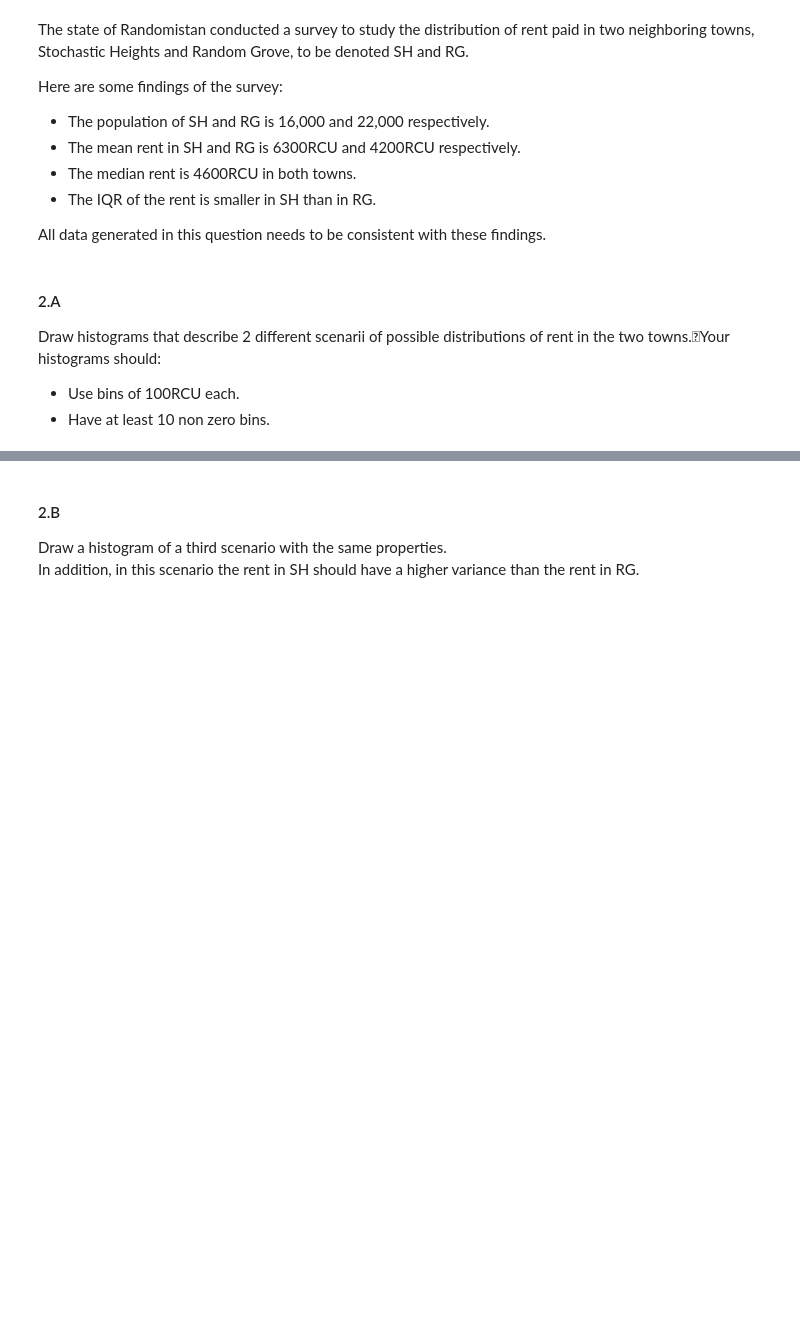
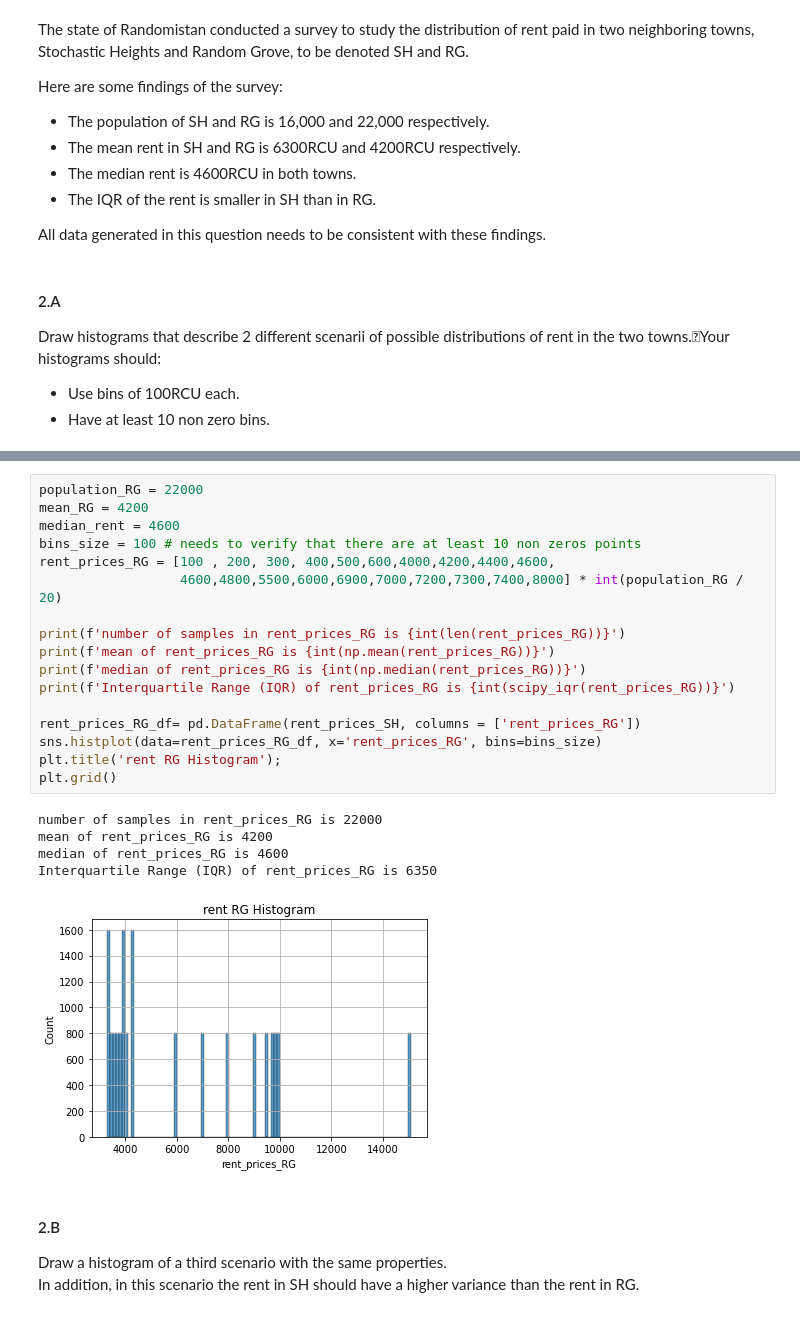
Before and after one commit to RoyR-IDC/StatisticsAndDataAnalysis, a Jupyter notebook: HW1.ipynb, the cells around one changed output, grey strips where cells are left out. Drawn from its saved outputs; the diff is of its cells as text; blank space fills up the shorter version.

```diff
--- a/HW1.ipynb
+++ b/HW1.ipynb
@@ -207,3 +238,26 @@ bins_size = 100 # needs to verify that there are at least 10 non zeros points
+# %%
+population_RG = 22000
+mean_RG = 4200
+median_rent = 4600
+bins_size = 100 # needs to verify that there are at least 10 non zeros points
+rent_prices_RG = [100 , 200, 300, 400,500,600,4000,4200,4400,4600,
+                  4600,4800,5500,6000,6900,7000,7200,7300,7400,8000] * int(population_RG / 20)
+
+print(f'number of samples in rent_prices_RG is {int(len(rent_prices_RG))}')
+print(f'mean of rent_prices_RG is {int(np.mean(rent_prices_RG))}')
+print(f'median of rent_prices_RG is {int(np.median(rent_prices_RG))}')
+print(f'Interquartile Range (IQR) of rent_prices_RG is {int(scipy_iqr(rent_prices_RG))}')
+
+rent_prices_RG_df= pd.DataFrame(rent_prices_SH, columns = ['rent_prices_RG'])
+sns.histplot(data=rent_prices_RG_df, x='rent_prices_RG', bins=bins_size)
+plt.title('rent RG Histogram');
+plt.grid()
+# %% [output]
+number of samples in rent_prices_RG is 22000
+mean of rent_prices_RG is 4200
+median of rent_prices_RG is 4600
+Interquartile Range (IQR) of rent_prices_RG is 6350
+[figure, added]
 # %% [markdown]
 #### 2.B
 Draw a histogram of a third scenario with the same properties. <br>
```
Also changed, not shown: parts of 15 cells of this notebook, 1 other file.
